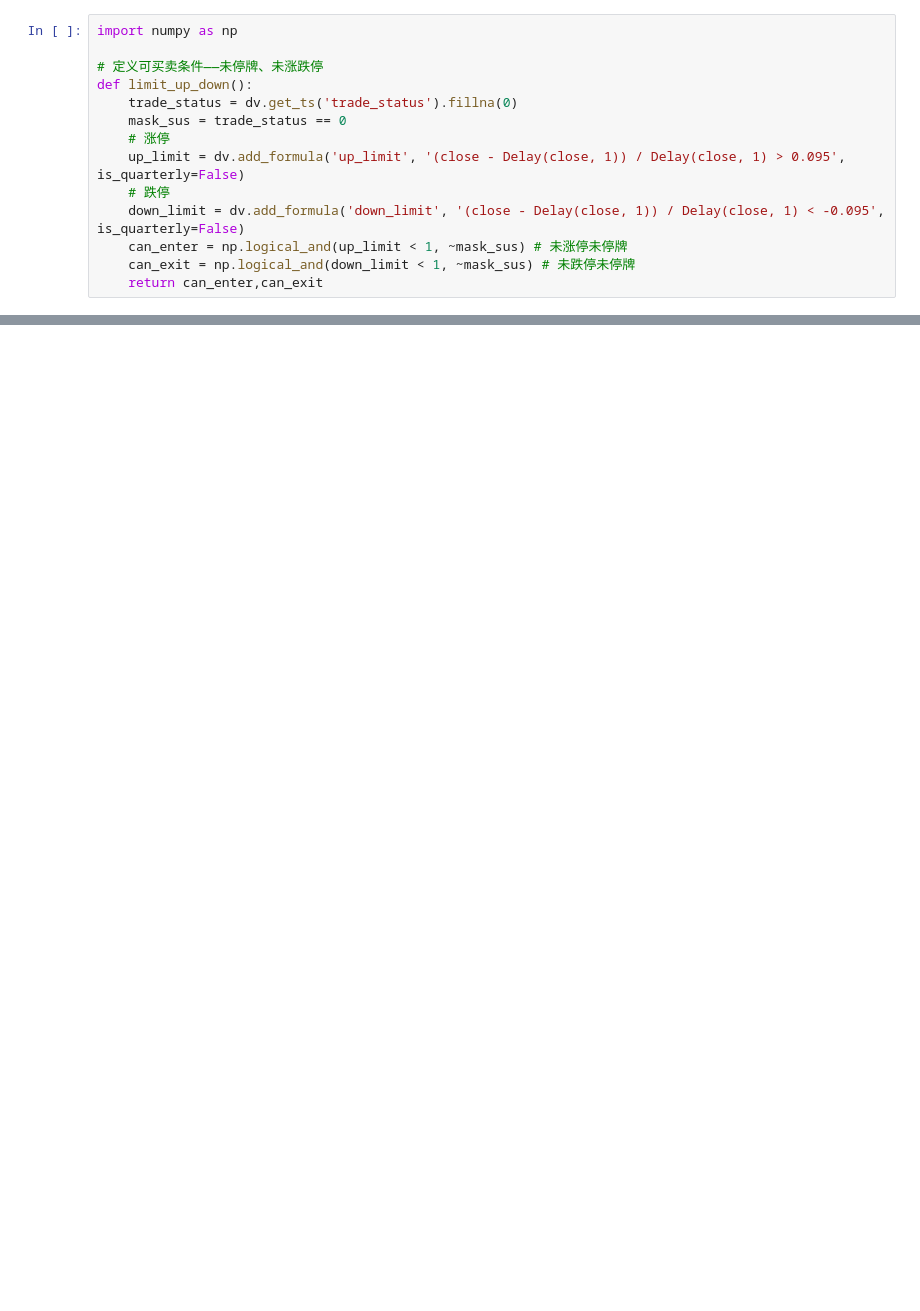
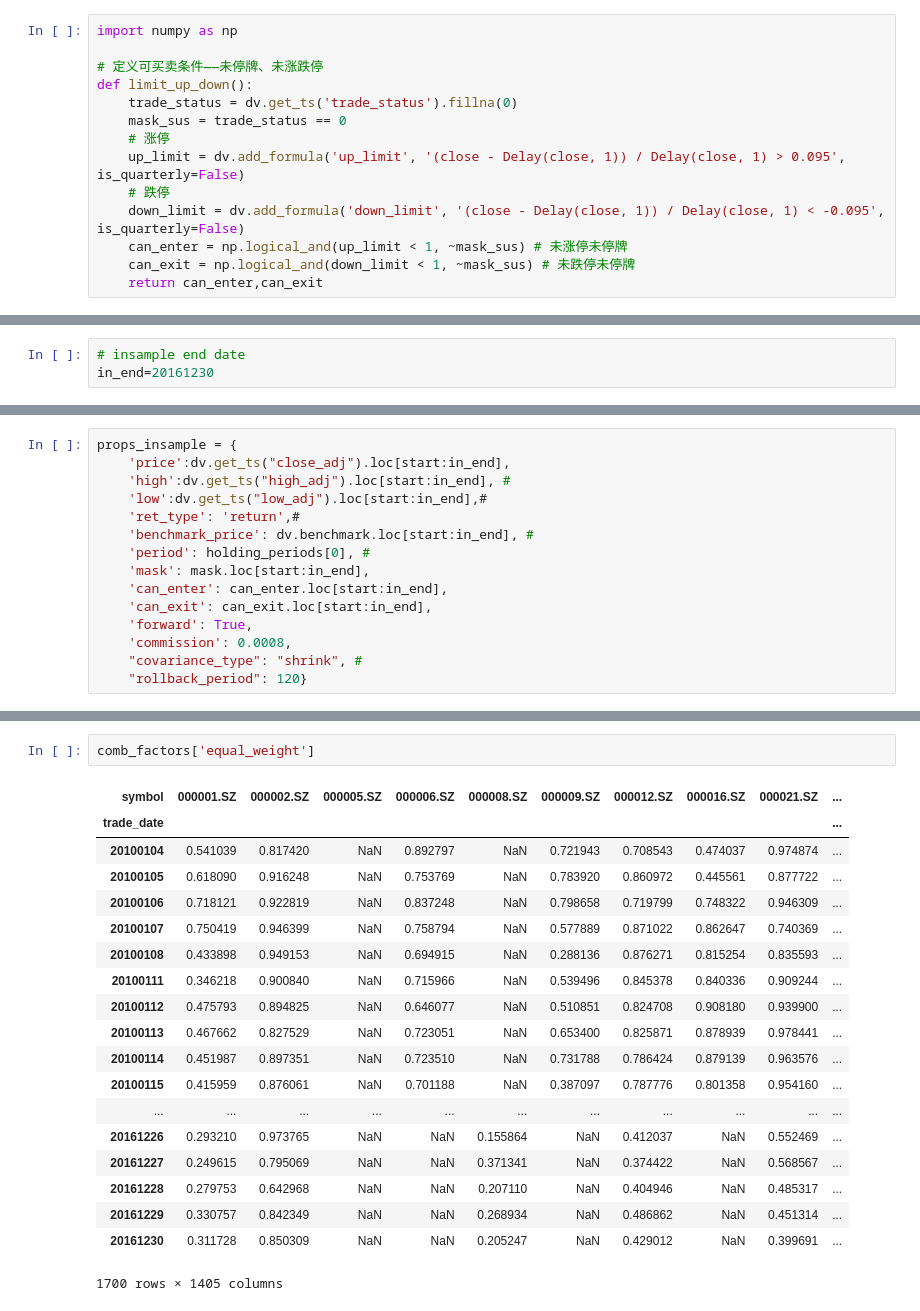
Before and after one commit to woodwood2000/QTC_Intern, a Jupyter notebook: 多因子组合.ipynb, the cells around one changed output, grey strips where cells are left out. Drawn from its saved outputs; the diff is of its cells as text; blank space fills up the shorter version.

```diff
--- a/多因子组合.ipynb
+++ b/多因子组合.ipynb
@@ -124,0 +294,3 @@ mask.tail()
+# %%
+# insample end date
+in_end=20161230
@@ -124,0 +301,15 @@ mask.tail()
+# %%
+props_insample = {
+    'price':dv.get_ts("close_adj").loc[start:in_end],
+    'high':dv.get_ts("high_adj").loc[start:in_end], #
+    'low':dv.get_ts("low_adj").loc[start:in_end],#
+    'ret_type': 'return',#
+    'benchmark_price': dv.benchmark.loc[start:in_end], #
+    'period': holding_periods[0], #
+    'mask': mask.loc[start:in_end],
+    'can_enter': can_enter.loc[start:in_end],
+    'can_exit': can_exit.loc[start:in_end],
+    'forward': True,
+    'commission': 0.0008,
+    "covariance_type": "shrink", #
+    "rollback_period": 120}
@@ -124,0 +373,22 @@ mask.tail()
+# %%
+comb_factors['equal_weight']
+# %% [output]
+| symbol | 000001.SZ | 000002.SZ | 000005.SZ | 000006.SZ | 000008.SZ | 000009.SZ | 000012.SZ | 000016.SZ | 000021.SZ | ... |
+| trade_date |  |  |  |  |  |  |  |  |  | ... |
+| 20100104 | 0.541039 | 0.817420 | NaN | 0.892797 | NaN | 0.721943 | 0.708543 | 0.474037 | 0.974874 | ... |
+| 20100105 | 0.618090 | 0.916248 | NaN | 0.753769 | NaN | 0.783920 | 0.860972 | 0.445561 | 0.877722 | ... |
+| 20100106 | 0.718121 | 0.922819 | NaN | 0.837248 | NaN | 0.798658 | 0.719799 | 0.748322 | 0.946309 | ... |
+| 20100107 | 0.750419 | 0.946399 | NaN | 0.758794 | NaN | 0.577889 | 0.871022 | 0.862647 | 0.740369 | ... |
+| 20100108 | 0.433898 | 0.949153 | NaN | 0.694915 | NaN | 0.288136 | 0.876271 | 0.815254 | 0.835593 | ... |
+| 20100111 | 0.346218 | 0.900840 | NaN | 0.715966 | NaN | 0.539496 | 0.845378 | 0.840336 | 0.909244 | ... |
+| 20100112 | 0.475793 | 0.894825 | NaN | 0.646077 | NaN | 0.510851 | 0.824708 | 0.908180 | 0.939900 | ... |
+| 20100113 | 0.467662 | 0.827529 | NaN | 0.723051 | NaN | 0.653400 | 0.825871 | 0.878939 | 0.978441 | ... |
+| 20100114 | 0.451987 | 0.897351 | NaN | 0.723510 | NaN | 0.731788 | 0.786424 | 0.879139 | 0.963576 | ... |
+| 20100115 | 0.415959 | 0.876061 | NaN | 0.701188 | NaN | 0.387097 | 0.787776 | 0.801358 | 0.954160 | ... |
+| ... | ... | ... | ... | ... | ... | ... | ... | ... | ... | ... |
+| 20161226 | 0.293210 | 0.973765 | NaN | NaN | 0.155864 | NaN | 0.412037 | NaN | 0.552469 | ... |
+| 20161227 | 0.249615 | 0.795069 | NaN | NaN | 0.371341 | NaN | 0.374422 | NaN | 0.568567 | ... |
+| 20161228 | 0.279753 | 0.642968 | NaN | NaN | 0.207110 | NaN | 0.404946 | NaN | 0.485317 | ... |
+| 20161229 | 0.330757 | 0.842349 | NaN | NaN | 0.268934 | NaN | 0.486862 | NaN | 0.451314 | ... |
+| 20161230 | 0.311728 | 0.850309 | NaN | NaN | 0.205247 | NaN | 0.429012 | NaN | 0.399691 | ... |
+1700 rows × 1405 columns
```
Also changed, not shown: parts of 41 cells of this notebook, 4 other files.
